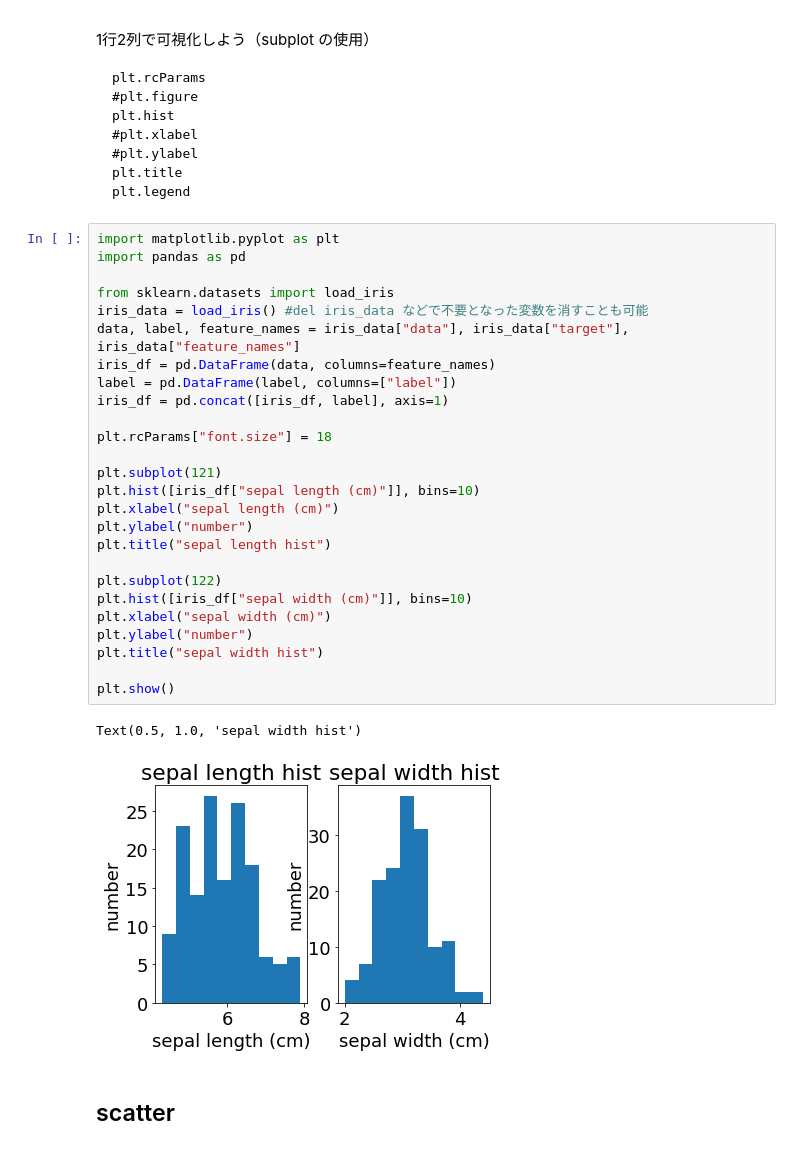
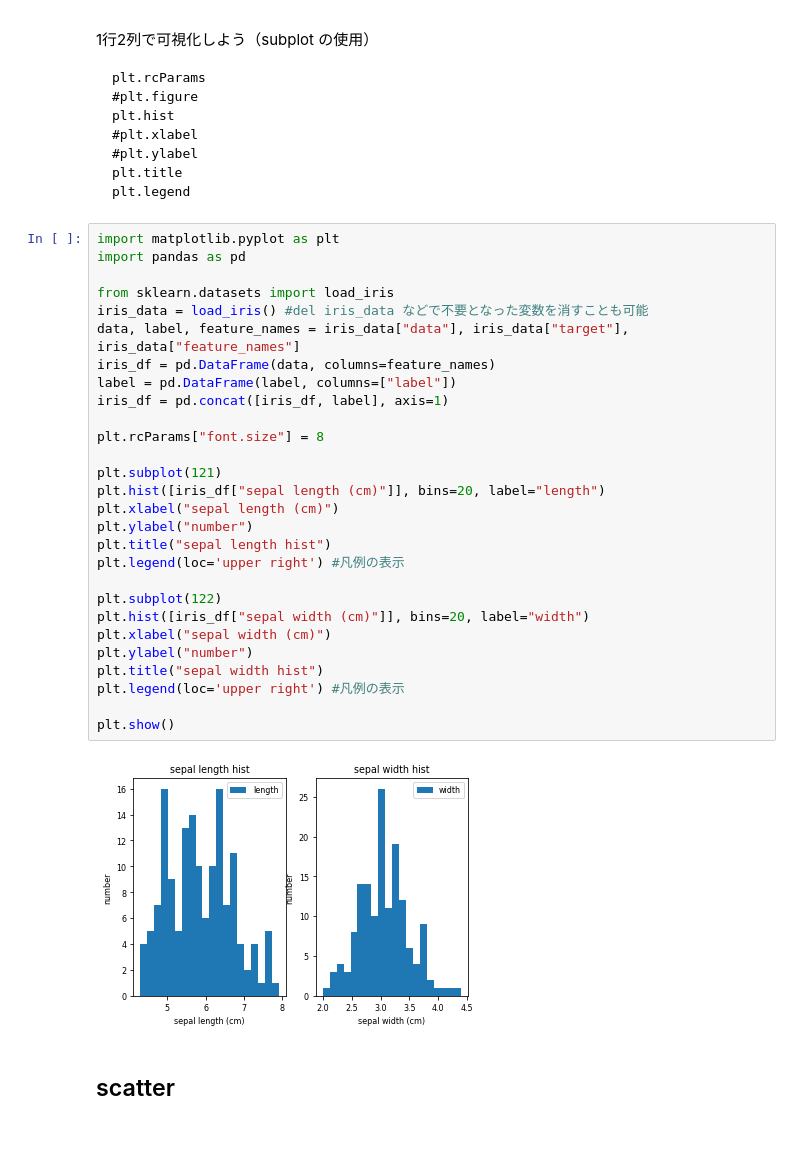
Before and after one commit to Manami-224/D, a Jupyter notebook: 第3回課題.ipynb, the cells around one changed output. Drawn from its saved outputs; the diff is of its cells as text.

```diff
--- a/第3回課題.ipynb
+++ b/第3回課題.ipynb
@@ -164,32 +159,33 @@ plt.legend
 # %%
 import matplotlib.pyplot as plt
 import pandas as pd
 
 from sklearn.datasets import load_iris
 iris_data = load_iris() #del iris_data などで不要となった変数を消すことも可能
 data, label, feature_names = iris_data["data"], iris_data["target"], iris_data["feature_names"]
 iris_df = pd.DataFrame(data, columns=feature_names)
 label = pd.DataFrame(label, columns=["label"])
 iris_df = pd.concat([iris_df, label], axis=1)
 
-plt.rcParams["font.size"] = 18
+plt.rcParams["font.size"] = 8
 
 plt.subplot(121)
-plt.hist([iris_df["sepal length (cm)"]], bins=10)
+plt.hist([iris_df["sepal length (cm)"]], bins=20, label="length")
 plt.xlabel("sepal length (cm)")
 plt.ylabel("number")
 plt.title("sepal length hist")
+plt.legend(loc='upper right') #凡例の表示
 
 plt.subplot(122)
-plt.hist([iris_df["sepal width (cm)"]], bins=10)
+plt.hist([iris_df["sepal width (cm)"]], bins=20, label="width")
 plt.xlabel("sepal width (cm)")
 plt.ylabel("number")
 plt.title("sepal width hist")
+plt.legend(loc='upper right') #凡例の表示
 
 plt.show()
 # %% [output]
-Text(0.5, 1.0, 'sepal width hist')
-[figure, old version]
+[figure, new version]
 # %% [markdown]
 ## scatter
 # %% [markdown]
```
Also changed, not shown: parts of 4 cells of this notebook.
